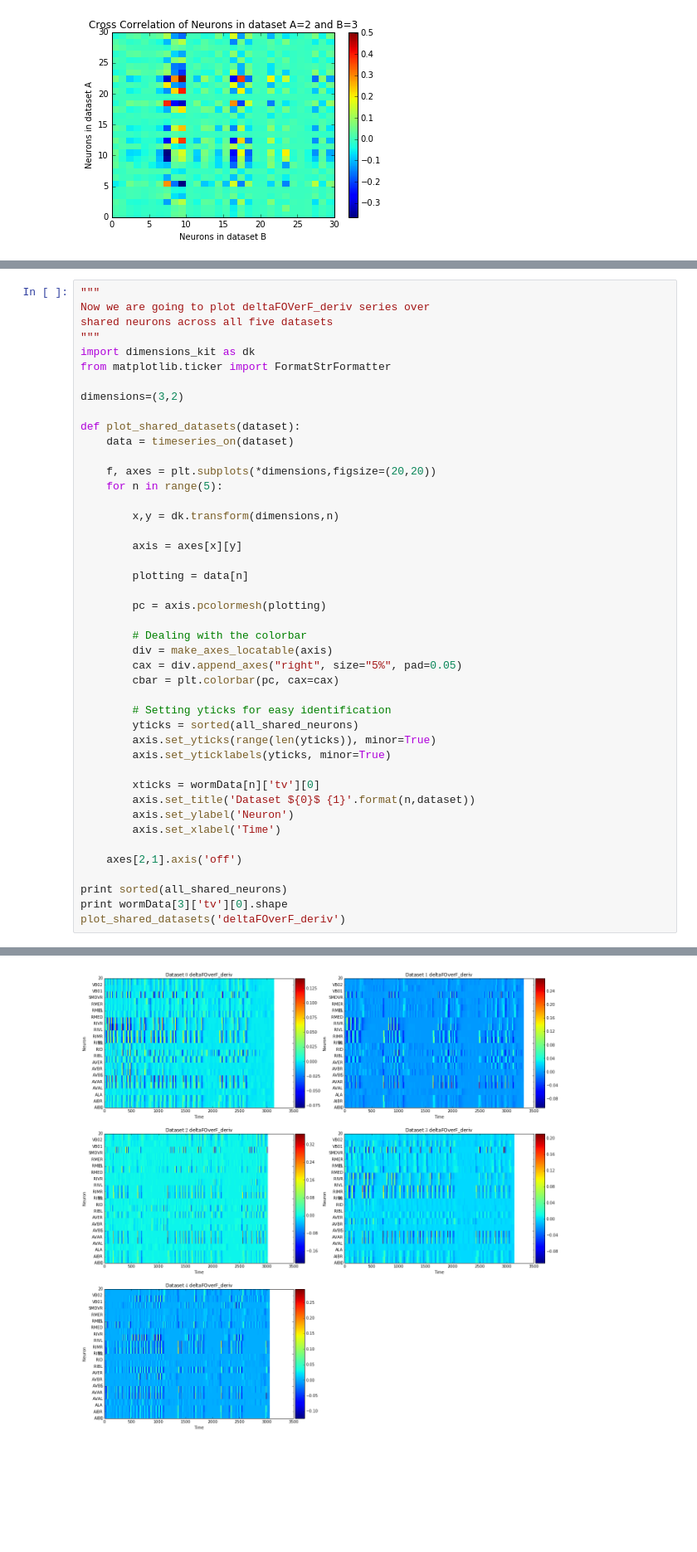
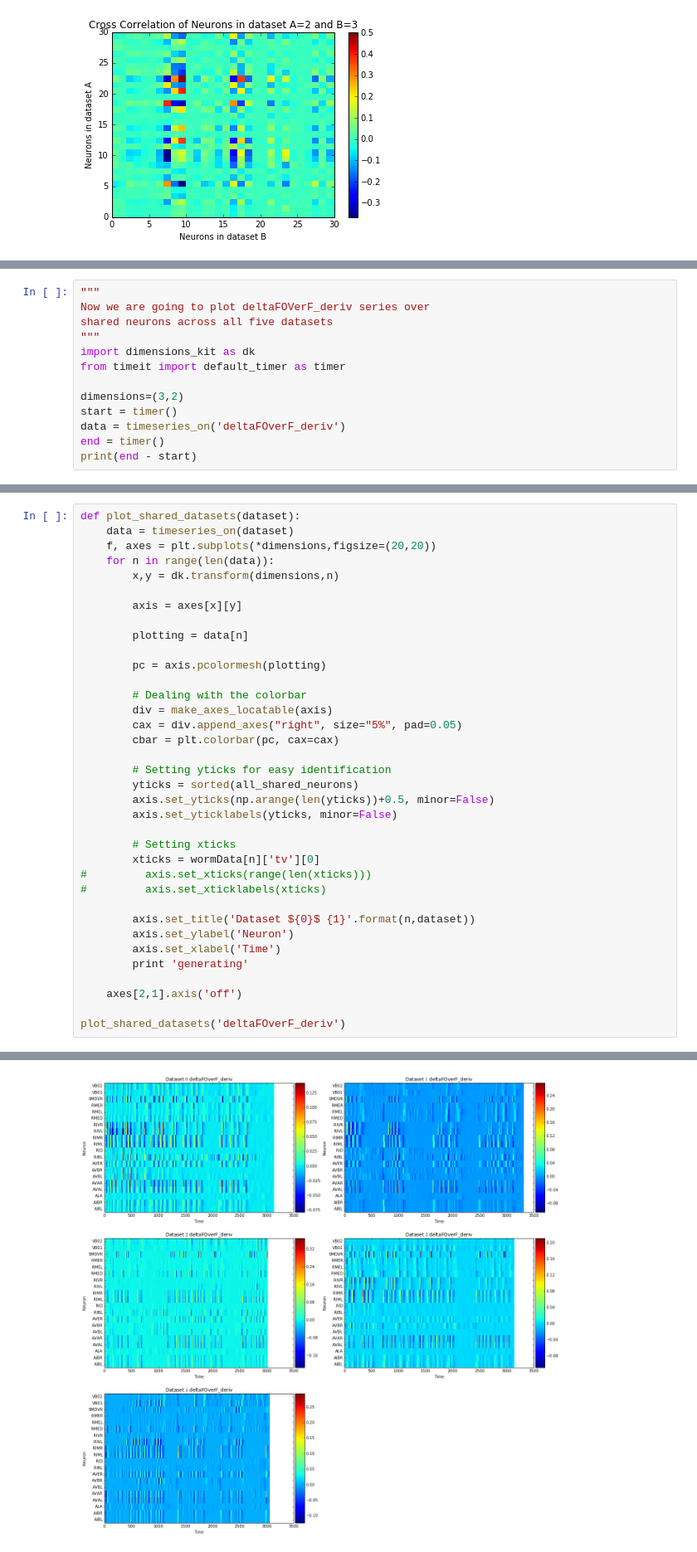
Before and after one commit to openworm/neuronal-analysis, a Jupyter notebook: notebooks/Katodata.ipynb, the cells around one changed output, grey strips where cells are left out. Shown: that part at 83% size. Saved outputs shown, nothing was run; the diff lists cells and outputs as text; blank space fills up the shorter version.

```diff
--- a/notebooks/Katodata.ipynb
+++ b/notebooks/Katodata.ipynb
@@ -168,3 +169,16 @@ plot_crosscorrelations('CrossCorr across globally shared neurons',
 15
 [figure]
 [figure]
+# %%
+"""
+Now we are going to plot deltaFOVerF_deriv series over
+shared neurons across all five datasets
+"""
+import dimensions_kit as dk
+from timeit import default_timer as timer
+
+dimensions=(3,2)
+start = timer()
+data = timeseries_on('deltaFOverF_deriv')
+end = timer()
+print(end - start)
@@ -171,19 +187,8 @@ plot_crosscorrelations('CrossCorr across globally shared neurons',
 # %%
-"""
-Now we are going to plot deltaFOVerF_deriv series over
-shared neurons across all five datasets
-"""
-import dimensions_kit as dk
-from matplotlib.ticker import FormatStrFormatter
-
-dimensions=(3,2)
-
 def plot_shared_datasets(dataset):
     data = timeseries_on(dataset)
-
     f, axes = plt.subplots(*dimensions,figsize=(20,20))
-    for n in range(5):
-
+    for n in range(len(data)):
         x,y = dk.transform(dimensions,n)
 
         axis = axes[x][y]
@@ -199,17 +204,20 @@ def plot_shared_datasets(dataset):
 
         # Setting yticks for easy identification
         yticks = sorted(all_shared_neurons)
-        axis.set_yticks(range(len(yticks)), minor=True)
-        axis.set_yticklabels(yticks, minor=True)
+        axis.set_yticks(np.arange(len(yticks))+0.5, minor=False)
+        axis.set_yticklabels(yticks, minor=False)
 
+        # Setting xticks
         xticks = wormData[n]['tv'][0]
+#         axis.set_xticks(range(len(xticks)))
+#         axis.set_xticklabels(xticks)
+
         axis.set_title('Dataset ${0}$ {1}'.format(n,dataset))
         axis.set_ylabel('Neuron')
         axis.set_xlabel('Time')
+        print 'generating'
 
     axes[2,1].axis('off')
 
-print sorted(all_shared_neurons)
-print wormData[3]['tv'][0].shape
 plot_shared_datasets('deltaFOverF_deriv')
 # %% [output]
@@ -218,4 +229,4 @@ plot_shared_datasets('deltaFOverF_deriv')
-[figure, old version]
+[figure, new version]
 # %% [markdown]
 4/8/16 We've just succeeded in plotting timeseries for all globally shared neurons across all deltaFOverF_derivs. This was a few hours work, just to extract, sort and plot the data. Took quite a bit of fiddling to make the yticks work, but the end result was well worth the effort. Nevertheless, we still need to get rid of that ugly whitespace. I'm not sure how that can be accomplished.
 
```
Also changed, not shown: parts of 5 cells of this notebook, 5 other files.
